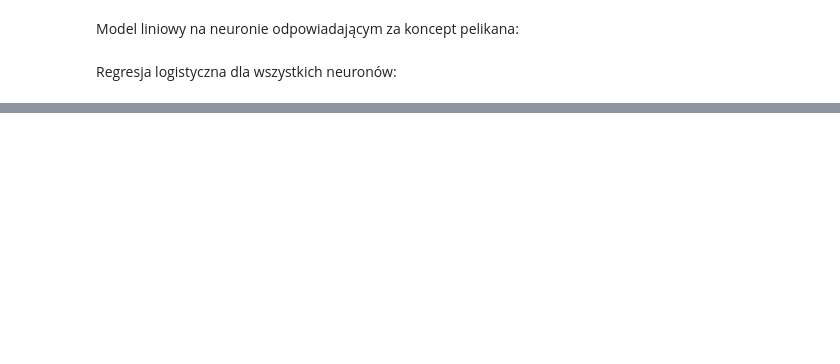
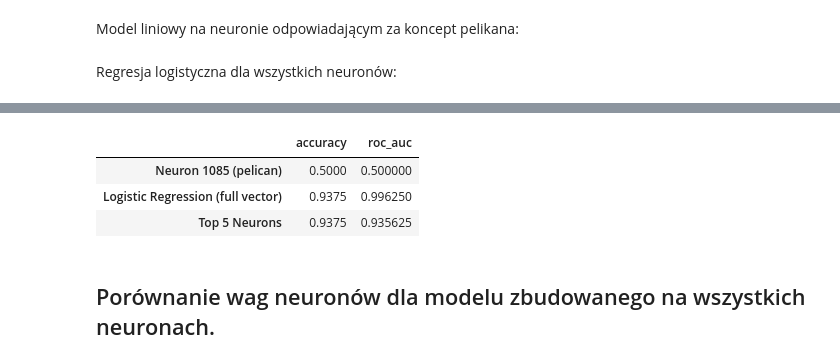
Before and after one commit to fantasy2fry/WB-SAE-CBM, a Jupyter notebook: src/models.ipynb, the cells around one changed output, grey strips where cells are left out. Drawn from its saved outputs; the diff is of its cells as text; code cells hidden in the pictures; blank space fills up the shorter version.

Commit message:
finished models

```diff
--- a/src/models.ipynb
+++ b/src/models.ipynb
@@ -150,7 +210,7 @@ roc_single = roc_auc_score(y_test, clf_single.predict_proba(X_test_single)[:, 1]
 Regresja logistyczna dla wszystkich neuronów:
 # %%
 # model
-clf_full = LogisticRegression(max_iter=1000).fit(X_train, y_train)
+clf_full = LogisticRegression(penalty="l1", solver="liblinear", max_iter=1000).fit(X_train, y_train)
 preds_full = clf_full.predict(X_test)
 acc_full = accuracy_score(y_test, preds_full)
 roc_full = roc_auc_score(y_test, clf_full.predict_proba(X_test)[:, 1])
@@ -158,0 +219,15 @@ Wyniki:
+# %%
+# Suma wartości dla każdego neuronu tylko na danych z pelikanami
+pel_sum = X_pelican[y_pelican == 1].sum(dim=0)
+# Neurony o największej sumie aktywacji
+top_k = torch.topk(pel_sum, k=5)
+top_neurons = top_k.indices.tolist()
+
+
+print("Top aktywne neurony (pelikan):", top_neurons)
+
+print("\nNazwy konceptów dla top 5 neuronów:")
+for idx in top_neurons:
+    row = concept_df.loc[concept_df["neuron_index"] == idx]
+    name = row["concept_name"].values[0] if not row.empty else "brak w pliku"
+    print(f"Neuron {idx}: {name}")
@@ -158,0 +243,13 @@ Wyniki:
+# %%
+# Podział danych
+X_top = X_pelican[:, top_neurons]
+X_train, X_test, y_train, y_test = train_test_split(X_top, y_pelican, test_size=0.2, stratify=y_pelican, random_state=42)
+
+# Trening modelu
+clf_top = LogisticRegression(max_iter=1000)
+clf_top.fit(X_train, y_train)
+preds = clf_top.predict(X_test)
+
+# Ocena
+acc_top = accuracy_score(y_test, preds)
+roc_top = roc_auc_score(y_test, clf_top.predict_proba(X_test)[:, 1])
@@ -159,7 +258,8 @@ Wyniki:
 # %%
 pelican_results = {
-    "naming_neuron": {"accuracy": acc_single, "roc_auc": roc_single},
-    "logistic_regression_full": {"accuracy": acc_full, "roc_auc": roc_full}
+    "naming_neuron_1085": {"accuracy": acc_single, "roc_auc": roc_single},
+    "logistic_regression_full": {"accuracy": acc_full, "roc_auc": roc_full},
+    "top_5_neurons": {"accuracy": acc_top, "roc_auc": roc_top}
 }
 # %%
 print(f"Pelican results: {pelican_results}")
@@ -187,0 +268,15 @@ Używane urządzenie: mps
+# %%
+results_df_pelican = pd.DataFrame.from_dict({
+    "Neuron 1085 (pelican)": pelican_results["naming_neuron_1085"],
+    "Logistic Regression (full vector)": pelican_results["logistic_regression_full"],
+    "Top 5 Neurons": pelican_results["top_5_neurons"]
+}, orient="index")
+
+display(results_df_pelican)
+# %% [output]
+|  | accuracy | roc_auc |
+| Neuron 1085 (pelican) | 0.5000 | 0.500000 |
+| Logistic Regression (full vector) | 0.9375 | 0.996250 |
+| Top 5 Neurons | 0.9375 | 0.935625 |
+# %% [markdown]
+## Porównanie wag neuronów dla modelu zbudowanego na wszystkich neuronach.
```
Also changed, not shown: parts of 93 cells of this notebook.
